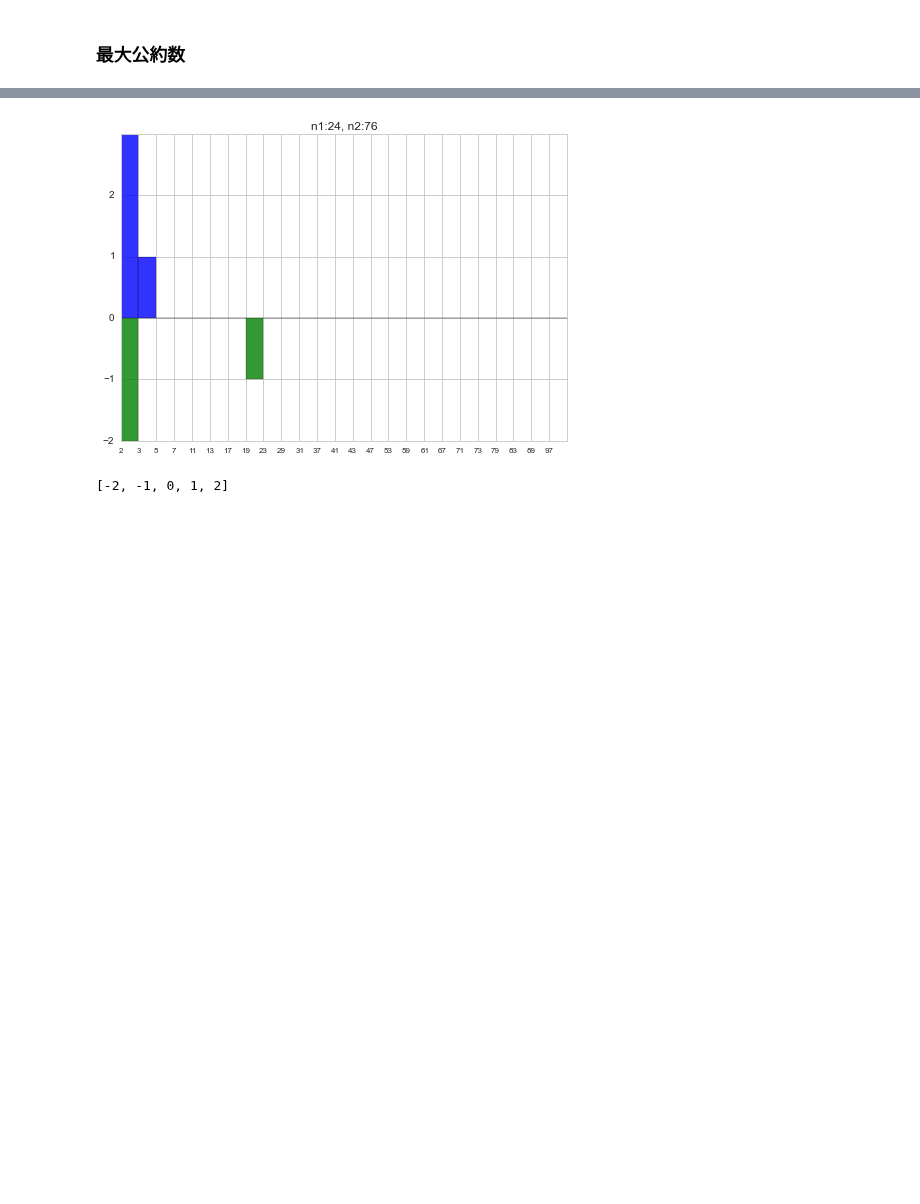
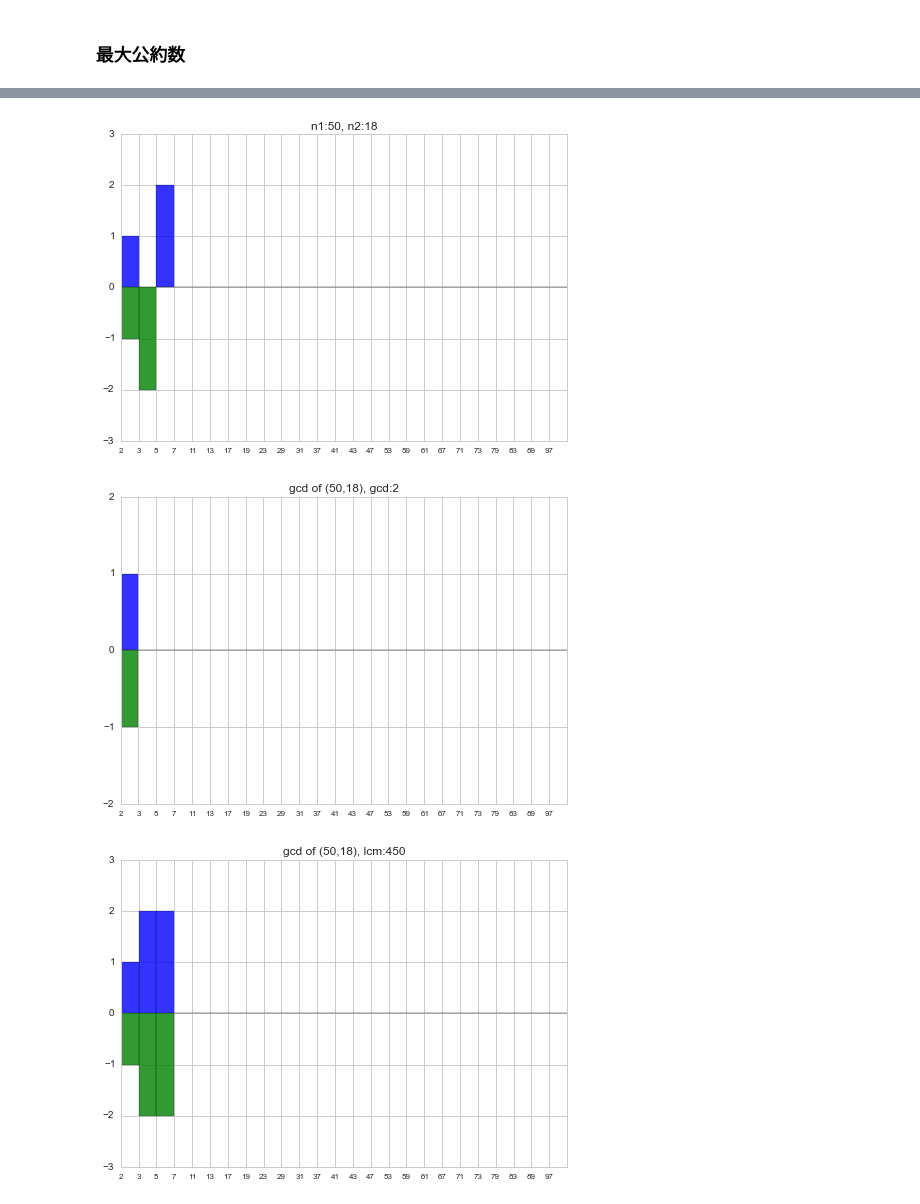
Before and after one commit to matsuken92/Qiita_Contents, a Jupyter notebook: General/greatest_common_divisor.ipynb, the cells around one changed output, grey strips where cells are left out. Saved outputs shown, nothing was run; the diff lists cells and outputs as text; code cells hidden in the pictures; blank space fills up the shorter version.

```diff
--- a/General/greatest_common_divisor.ipynb
+++ b/General/greatest_common_divisor.ipynb
@@ -103,10 +103,20 @@ plt.show()
 def check_each_min(n1, n2):
     return np.array([min(result_dict[n1][i], result_dict[n2][i]) for i in prime_list], dtype=np.int)
 
+def check_each_max(n1, n2):
+    return np.array([max(result_dict[n1][i], result_dict[n2][i]) for i in prime_list], dtype=np.int)
+
 def get_greatest_common_divisor(n1, n2):
-    tmp = np.array([ x*y for x, y in zip(prime_list, check_each_min(n1, n2))])
+    tmp = np.array([ x**y for x, y in zip(prime_list, check_each_min(n1, n2))])
     tmp = tmp[tmp != 0]
     return np.prod(tmp)
+
+
+def get_least_common_multiple(n1, n2):
+    tmp = np.array([ x**y for x, y in zip(prime_list, check_each_max(n1, n2))])
+    tmp = tmp[tmp != 0]
+    return np.prod(tmp)
+
 
 def plot_pair_number(n1, n2):
     assert n1 <= 100 and n2 <= 100
@@ -138,6 +148,20 @@ def plot_gcd(n1, n2):
     plt.xticks(range(25), prime_list, size=8)
     plt.title("gcd of ({},{}), gcd:{}".format(n1, n2, get_greatest_common_divisor(n1, n2)))
     plt.show()
+
+
+def plot_lcm(n1, n2):
+    res = check_each_max(n1, n2)
+    y_max = max(2, max(res)+1)
+    y_min = min(-2, -max(res)-1)
+    plt.yticks(range(y_min-1, y_max+2))
+    plt.ylim(y_min, y_max)
+
+    plt.bar(range(len(prime_list)), res, width=1, alpha=0.8, color="blue")
+    plt.bar(range(len(prime_list)), -res, width=1, alpha=0.8, color="green")
+    plt.xticks(range(25), prime_list, size=8)
+    plt.title("gcd of ({},{}), lcm:{}".format(n1, n2, get_least_common_multiple(n1, n2)))
+    plt.show()
 # %%
 # check whether to exist greatest common divisor
 # 最大公約数の見つけ方
@@ -182,10 +210,13 @@ plot_gcd(n1, n2)
 # %%
 # check whether to exist greatest common divisor
+# ex: ramdom
+n1 = rd.randint(2,100)
+n2 = rd.randint(2,100)
 
-plot_pair_number(rd.randint(2,100), rd.randint(2,100))
+plot_pair_number(n1, n2)
+plot_gcd(n1, n2)
+plot_lcm(n1, n2)
 # %% [output]
-[figure, old version]
+[figure, new version]
+[figure, added]
+[figure, added]
-# %%
-range(-2,3)
-# %% [output]
-[-2, -1, 0, 1, 2]
```
Also changed, not shown: parts of 3 cells of this notebook.
